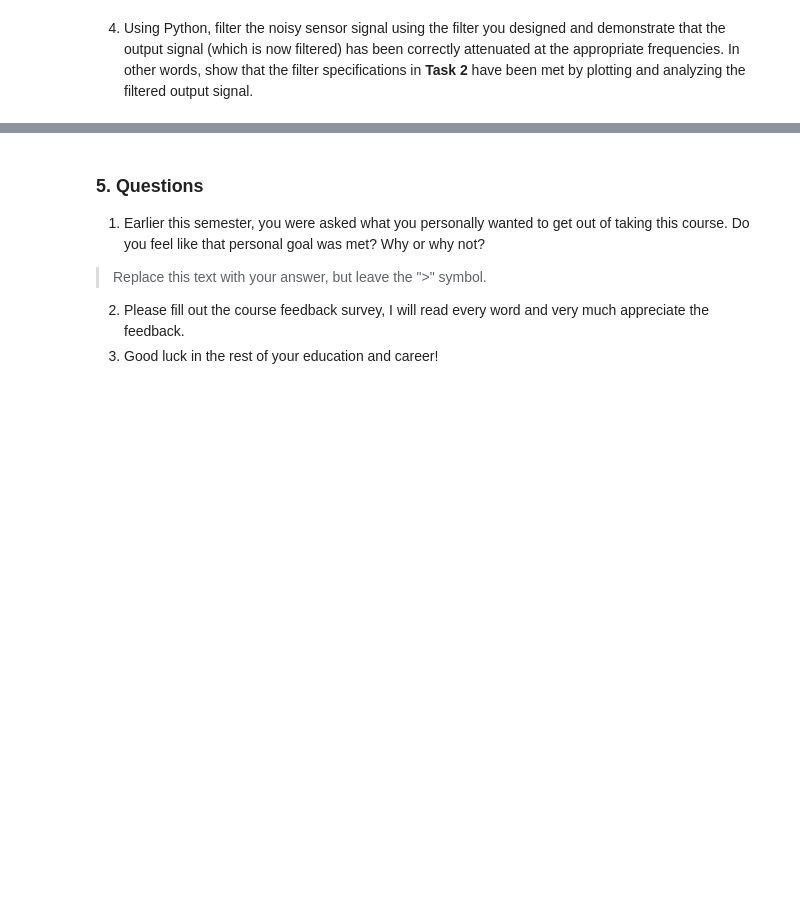
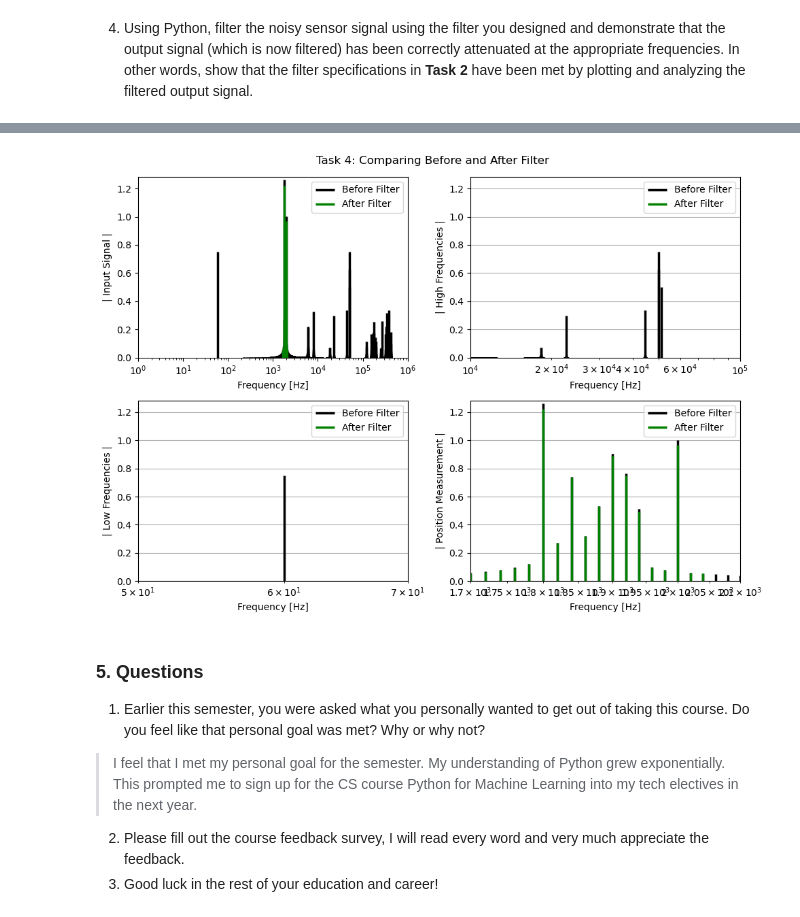
Before and after one commit to LauraMoler/ECE351_Code, a Jupyter notebook: Moler_Laura_ECE_351_Lab_12_Code.ipynb, the cells around one changed output, grey strips where cells are left out. Drawn from its saved outputs; the diff is of its cells as text; code cells hidden in the pictures; blank space fills up the shorter version.

```diff
--- a/Moler_Laura_ECE_351_Lab_12_Code.ipynb
+++ b/Moler_Laura_ECE_351_Lab_12_Code.ipynb
@@ -113,6 +262,63 @@ Insert your circuit schematic, labeled correctly here. *Note: turn in the image
+# %%
+sampleFreq = 1 / steps
+#FFT
+freq, mag, phi = FastFourierTransform(sensor_sig, sampleFreq)
+freqPost, magPost, phasePost = FastFourierTransform(postFilter, 1/steps)
+
+for i in range(len(magPost)):
+    if magPost[i] > 0.05: magPost[i] = magPost[i]
+    else: magPost[i] = 0
+
+#plotting
+plt.figure(tight_layout=True, figsize=(10, 7))
+ax1 = plt.subplot(2, 2, 1)
+ax2 = plt.subplot(2, 2, 2)
+ax3 = plt.subplot(2, 2, 3)
+ax4 = plt.subplot(2, 2, 4)
+
+#plot into subplot
+make_stem(ax1, freq, mag, label="Before Filter")
+ax1.set_xlabel("Frequency [Hz]")
+ax1.set_xlim([1, 1e6])
+ax1.set_xscale("log")
+ax1.set_ylabel("| Input Signal |")
+make_stem(ax1, freq, magPost, color="g", label="After Filter")
+ax1.legend(loc="upper right")
+
+make_stem(ax2, freq, mag, label="Before Filter")
+ax2.set_xlabel("Frequency [Hz]")
+ax2.set_xlim([1e4, 1e5])
+ax2.set_xscale("log")
+ax2.set_ylabel("| High Frequencies |")
+make_stem(ax2, freq, magPost, color="g", label="After Filter")
+ax2.legend()
+ax2.grid()
+
+make_stem(ax3, freq, mag, label="Before Filter")
+ax3.set_xlabel("Frequency [Hz]")
+ax3.set_xlim([50,70])
+ax3.set_xscale("log")
+ax3.set_ylabel("| Low Frequencies |")
+make_stem(ax3, freq, magPost, color="g", label="After Filter")
+ax3.legend()
+ax3.grid()
+
+make_stem(ax4, freq, mag, label="Before Filter")
+ax4.set_xlabel("Frequency [Hz]")
+ax4.set_xlim([1.7e3, 2.1e3])
+ax4.set_xscale("log")
+ax4.set_ylabel("| Position Measurement |")
+make_stem(ax4, freq, magPost, color="g", label="After Filter")
+ax4.legend()
+ax4.grid()
+
+plt.suptitle("Task 4: Comparing Before and After Filter")
+plt.show()
+# %% [output]
+[figure, added]
 # %% [markdown]
 ### 5. Questions
 1. Earlier this semester, you were asked what you personally wanted to get out of taking this course. Do you feel like that personal goal was met? Why or why not?
->Replace this text with your answer, but leave the ">" symbol.
+>I feel that I met my personal goal for the semester. My understanding of Python grew exponentially. This prompted me to sign up for the CS course Python for Machine Learning into my tech electives in the next year.
 2. Please fill out the course feedback survey, I will read every word and very much appreciate the feedback.
 3. Good luck in the rest of your education and career!
```
Also changed, not shown: parts of 7 cells of this notebook, 1 other file.
